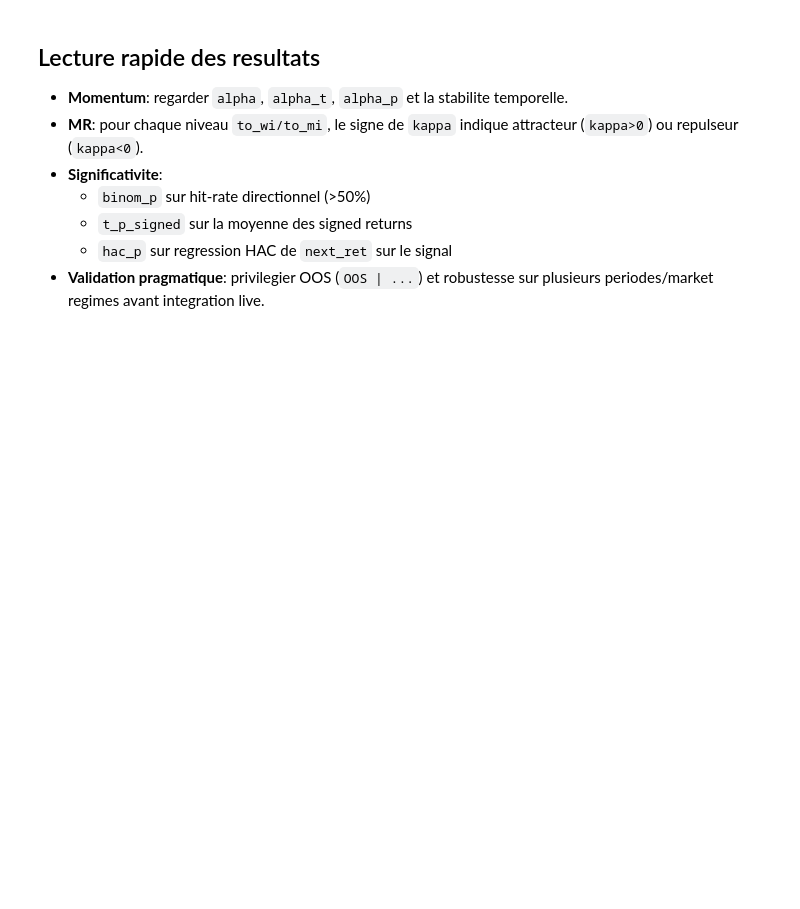
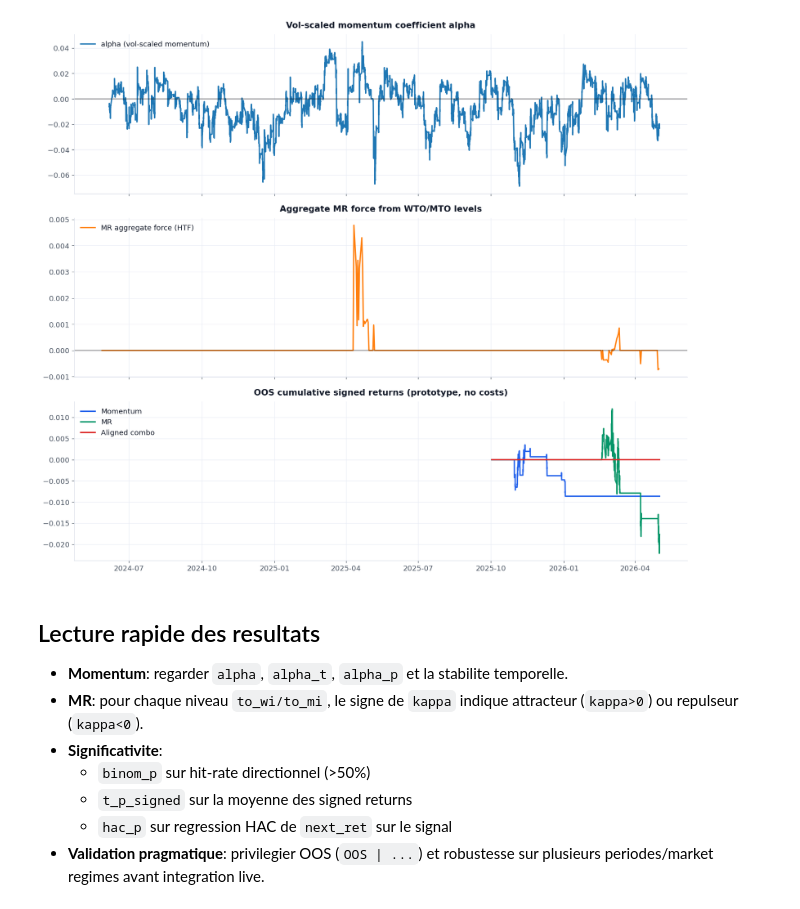
Before and after one commit to IliesElJ/metalib, a Jupyter notebook: metalib/notebooks/eurusd_h4_pull.ipynb, the cells around one changed output. Cells and saved outputs as stored; diff of their text form; code cells hidden in the pictures; blank space fills up the shorter version.

```diff
--- a/metalib/notebooks/eurusd_h4_pull.ipynb
+++ b/metalib/notebooks/eurusd_h4_pull.ipynb
@@ -393,28 +670,30 @@ display(res_oos.sort_values('hac_p'))
 # %%
 # -------------------------
 # Visual diagnostics
 # -------------------------
 fig, axes = plt.subplots(3, 1, figsize=(14, 12), sharex=True)
 
-axes[0].plot(mom.index, mom['alpha'], label='alpha (momentum)', color='tab:blue')
+axes[0].plot(mom.index, mom['alpha'], label='alpha (vol-scaled momentum)', color='tab:blue')
 axes[0].axhline(0, color='black', lw=1, alpha=0.6)
-axes[0].set_title('Momentum AR(1) coefficient alpha')
+axes[0].set_title('Vol-scaled momentum coefficient alpha')
 axes[0].legend(loc='upper left')
 
 axes[1].plot(mr_htf.index, mr_htf['mr_force'], label='MR aggregate force (HTF)', color='tab:orange')
 axes[1].axhline(0, color='black', lw=1, alpha=0.6)
 axes[1].set_title('Aggregate MR force from WTO/MTO levels')
 axes[1].legend(loc='upper left')
 
 test_slice = oos_df.copy()
 for col, lab in [('mom_signal', 'Momentum'), ('mr_signal', 'MR'), ('combo_signal', 'Aligned combo')]:
     strat_ret = np.sign(test_slice[col]) * test_slice['next_ret']
     axes[2].plot(strat_ret.fillna(0.0).cumsum(), label=lab)
 axes[2].set_title('OOS cumulative signed returns (prototype, no costs)')
 axes[2].legend(loc='upper left')
 
 plt.tight_layout()
 plt.show()
+# %% [output]
+[figure, added]
 # %% [markdown]
 ## Lecture rapide des resultats
 
```
Also changed, not shown: parts of 14 cells of this notebook, 55 other files.
